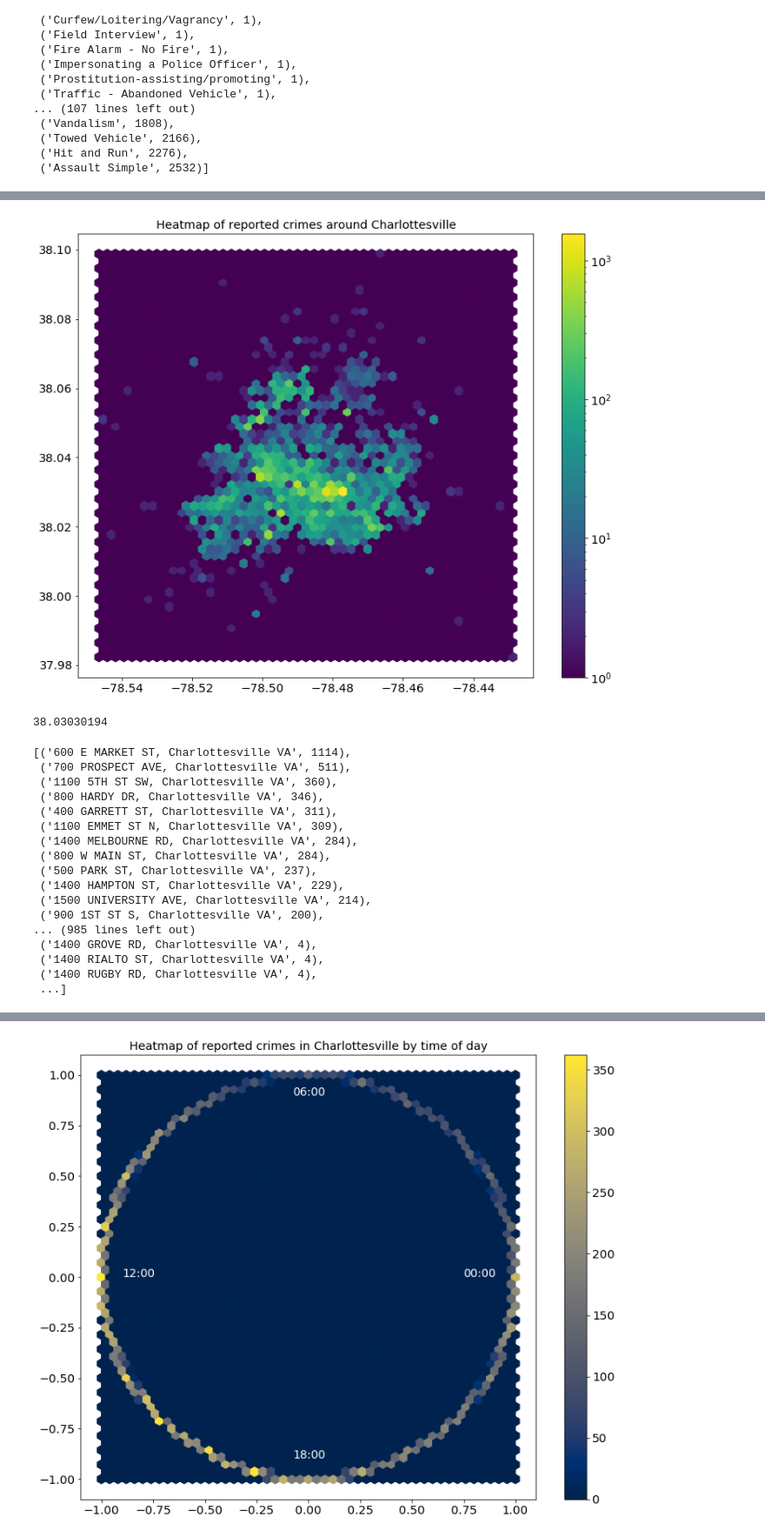
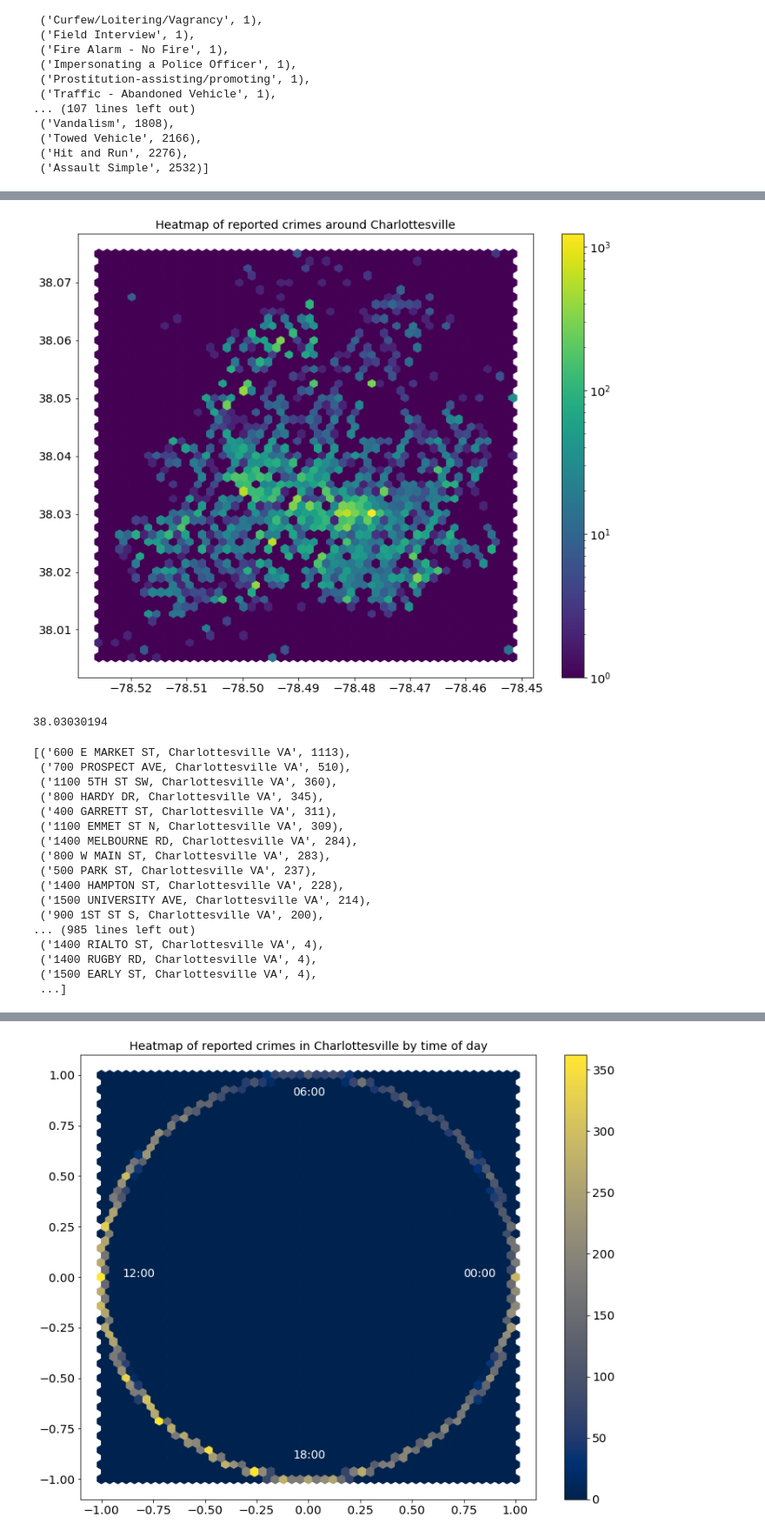
Before and after one commit to auhcheng/cville-crime, a Jupyter notebook: crime_data-analysis.ipynb, the cells around one changed output, grey strips where cells are left out. Shown at 87% size. Drawn from its saved outputs; the diff is of its cells as text; code cells hidden in the pictures.

```diff
--- a/crime_data-analysis.ipynb
+++ b/crime_data-analysis.ipynb
@@ -103,24 +103,24 @@ crime.head()
 | 3 | Suspicious Activity | 100.0 | MADISON LN | 2019-07-20T03:46:00.000Z | 2346 | 100 | 100 MADISON LN, Charlottesville VA | -78.492631 | 38.036610 |
 | 4 | Vandalism | 800.0 | W MAIN ST | 2019-07-20T02:36:17.000Z | 2236 | 800 | 800 W MAIN ST, Charlottesville VA | -78.490886 | 38.031661 |
 # %%
-Xmin = -78.556730
-Xmax = -78.427396
-Ymin = 37.978503
-Ymax = 38.103614
+Xmin = -78.53
+Xmax = -78.45
+Ymin = 38.005
+Ymax = 38.075
 # 37.978503, -78.556730 left bottom
 # 38.103614, -78.427396 right top
 crime = crime[crime.X > Xmin]
 crime = crime[crime.X < Xmax]
 crime = crime[crime.Y > Ymin]
 crime = crime[crime.Y < Ymax]
 
 plt.figure(figsize=(12.5, 10))
 plt.hexbin(crime.X, crime.Y, gridsize=50, bins='log')
 plt.title('Heatmap of reported crimes around Charlottesville')
 plt.colorbar()
 plt.savefig('crime_data-heatmap-austin')
 # %% [output]
-[figure, old version]
+[figure, new version]
 # %%
 vals, counts = np.unique(crime.Y, return_counts=True)
 # %%
@@ -133,22 +133,22 @@ vals, counts = np.unique(crime.Address.astype(str), return_counts=True)
 sorted(list(zip(vals, counts)), key=lambda x: x[1], reverse=True)
 # 600 E Market Street seems to have something going on...
 # %% [output]
-[('600 E MARKET ST, Charlottesville VA', 1114),
- ('700 PROSPECT AVE, Charlottesville VA', 511),
+[('600 E MARKET ST, Charlottesville VA', 1113),
+ ('700 PROSPECT AVE, Charlottesville VA', 510),
  ('1100 5TH ST SW, Charlottesville VA', 360),
- ('800 HARDY DR, Charlottesville VA', 346),
+ ('800 HARDY DR, Charlottesville VA', 345),
  ('400 GARRETT ST, Charlottesville VA', 311),
  ('1100 EMMET ST N, Charlottesville VA', 309),
  ('1400 MELBOURNE RD, Charlottesville VA', 284),
- ('800 W MAIN ST, Charlottesville VA', 284),
+ ('800 W MAIN ST, Charlottesville VA', 283),
  ('500 PARK ST, Charlottesville VA', 237),
- ('1400 HAMPTON ST, Charlottesville VA', 229),
+ ('1400 HAMPTON ST, Charlottesville VA', 228),
  ('1500 UNIVERSITY AVE, Charlottesville VA', 214),
  ('900 1ST ST S, Charlottesville VA', 200),
 ... (985 lines left out)
- ('1400 GROVE RD, Charlottesville VA', 4),
  ('1400 RIALTO ST, Charlottesville VA', 4),
  ('1400 RUGBY RD, Charlottesville VA', 4),
+ ('1500 EARLY ST, Charlottesville VA', 4),
  ...]
 # %%
 crime['TimeReported'] = crime['DateReported'].apply(lambda dt_string: datetime.strptime(dt_string, "%Y-%m-%dT%H:%M:%S.000Z"))
```
Also changed, not shown: parts of 17 cells of this notebook, 44 other files.
